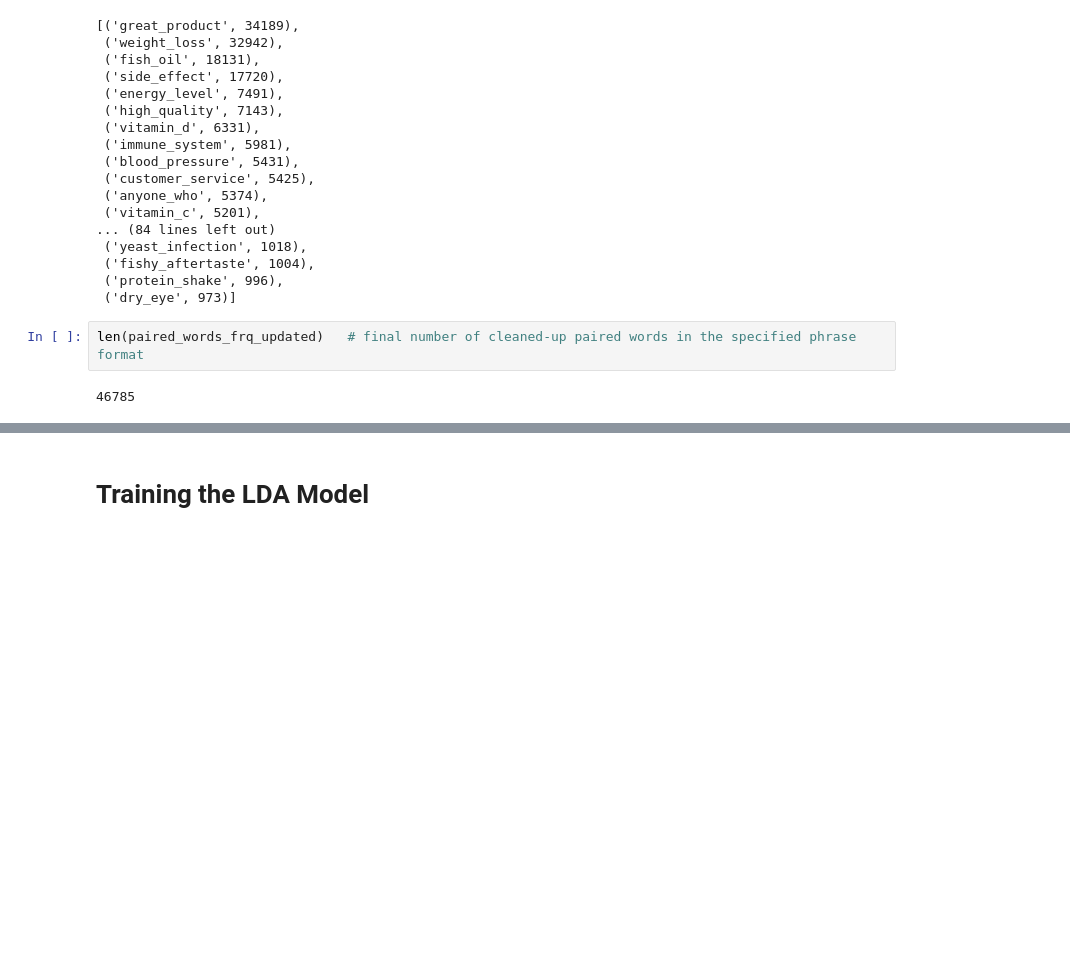
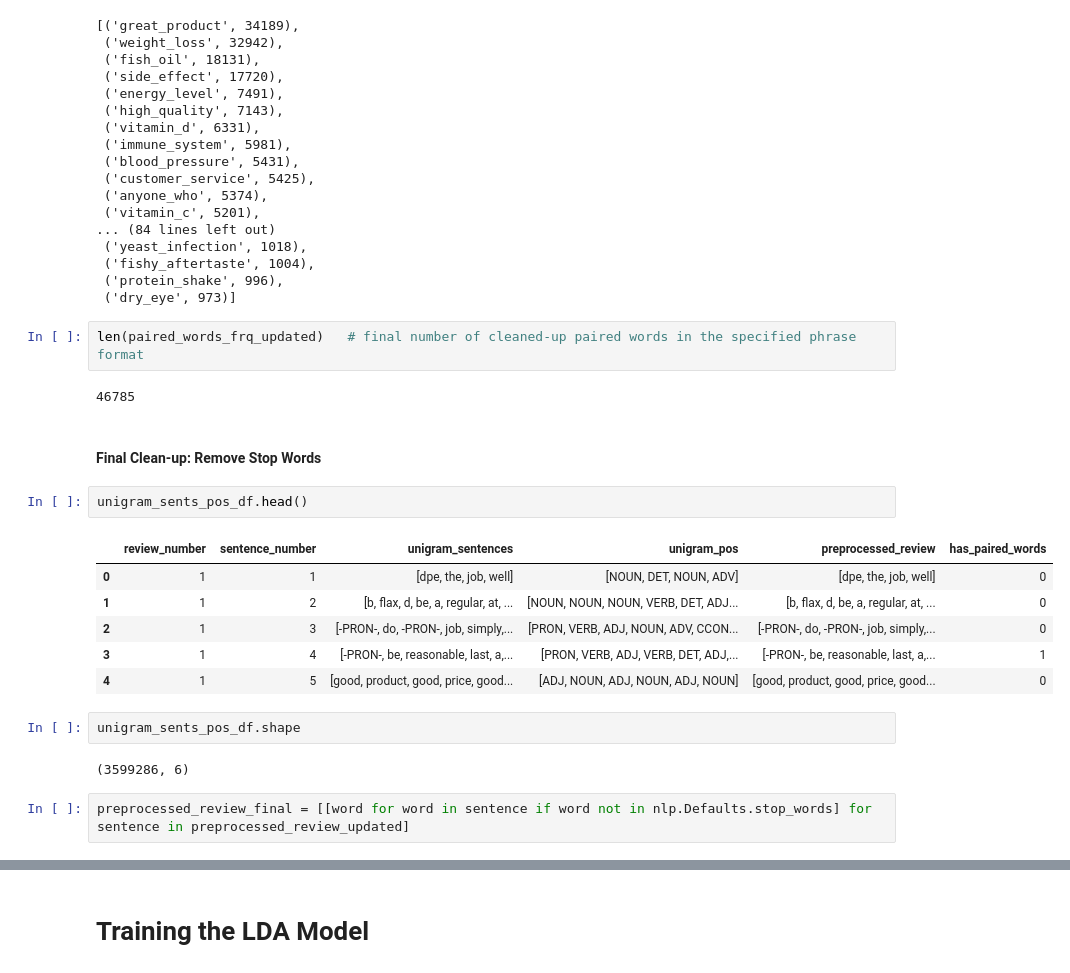
Before and after one commit to kunal-kotian/shopsmart, a Jupyter notebook: Notebooks/kk_topic_modeling_v1.ipynb, the cells around one changed output, grey strips where cells are left out. Drawn from its saved outputs; the diff is of its cells as text; blank space fills up the shorter version.

```diff
--- a/Notebooks/kk_topic_modeling_v1.ipynb
+++ b/Notebooks/kk_topic_modeling_v1.ipynb
@@ -1324,3 +1335,20 @@ paired_words_frq_updated.most_common(100)
 len(paired_words_frq_updated)   # final number of cleaned-up paired words in the specified phrase format
 # %% [output]
 46785
+# %% [markdown]
+#### Final Clean-up: Remove Stop Words
+# %%
+unigram_sents_pos_df.head()
+# %% [output]
+|  | review_number | sentence_number | unigram_sentences | unigram_pos | preprocessed_review | has_paired_words |
+| 0 | 1 | 1 | [dpe, the, job, well] | [NOUN, DET, NOUN, ADV] | [dpe, the, job, well] | 0 |
+| 1 | 1 | 2 | [b, flax, d, be, a, regular, at, ... | [NOUN, NOUN, NOUN, VERB, DET, ADJ... | [b, flax, d, be, a, regular, at, ... | 0 |
+| 2 | 1 | 3 | [-PRON-, do, -PRON-, job, simply,... | [PRON, VERB, ADJ, NOUN, ADV, CCON... | [-PRON-, do, -PRON-, job, simply,... | 0 |
+| 3 | 1 | 4 | [-PRON-, be, reasonable, last, a,... | [PRON, VERB, ADJ, VERB, DET, ADJ,... | [-PRON-, be, reasonable, last, a,... | 1 |
+| 4 | 1 | 5 | [good, product, good, price, good... | [ADJ, NOUN, ADJ, NOUN, ADJ, NOUN] | [good, product, good, price, good... | 0 |
+# %%
+unigram_sents_pos_df.shape
+# %% [output]
+(3599286, 6)
+# %%
+preprocessed_review_final = [[word for word in sentence if word not in nlp.Defaults.stop_words] for sentence in preprocessed_review_updated]
```
Also changed, not shown: parts of 17 cells of this notebook.
